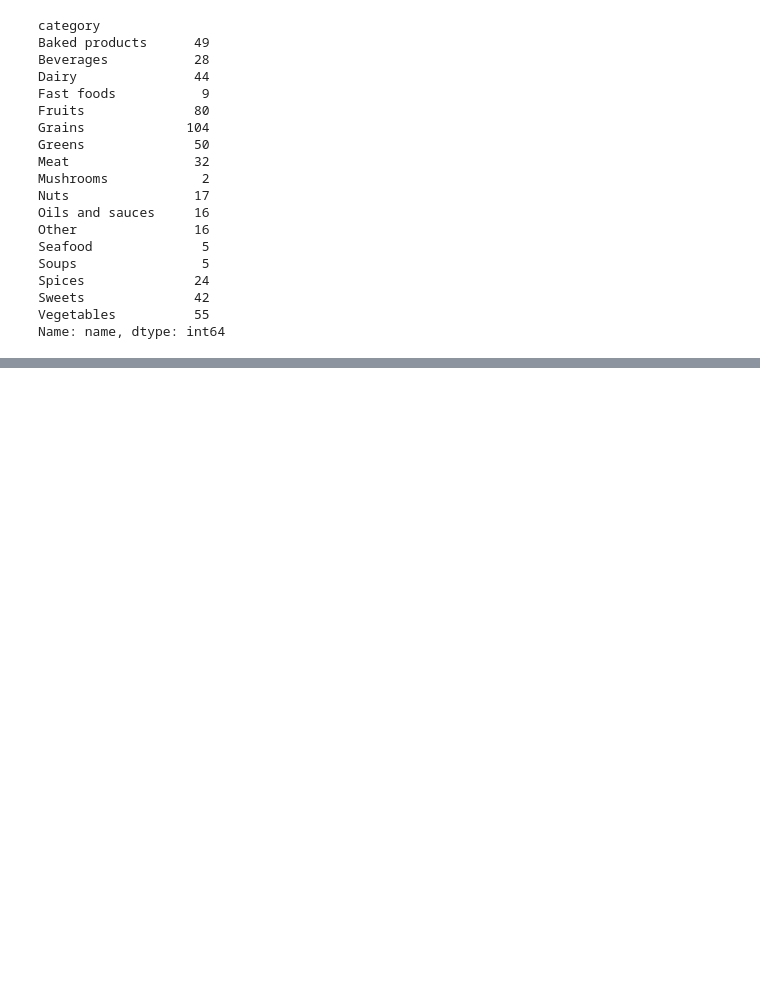
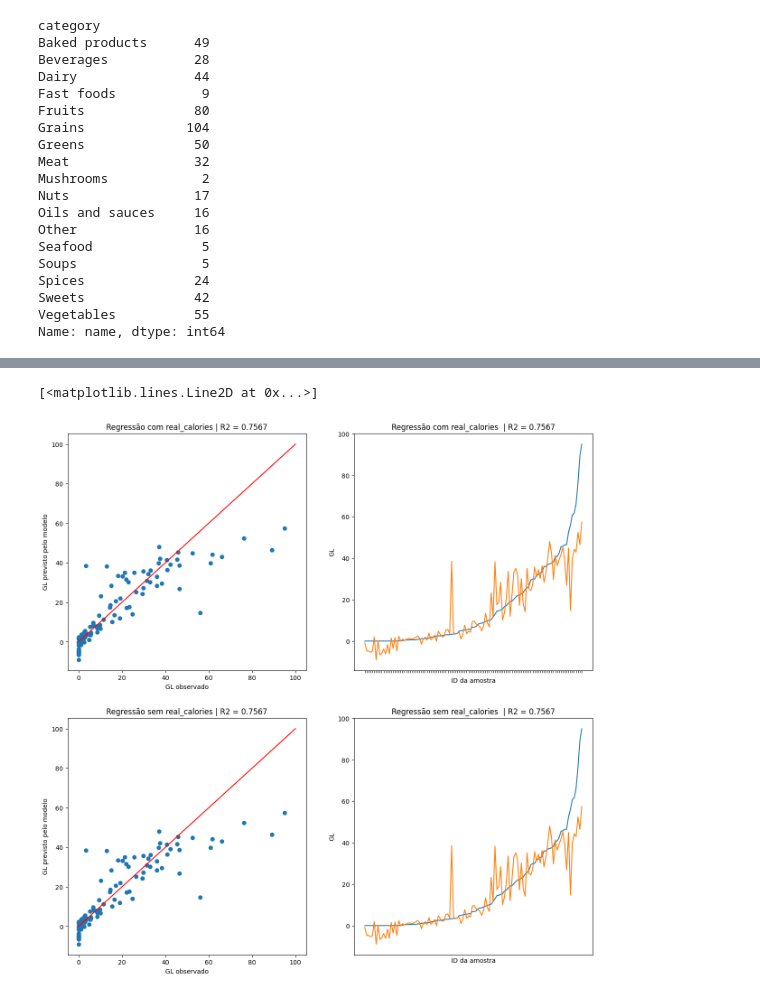
Before and after one commit to Arthur6890/tp-icd, a Jupyter notebook: models.ipynb, the cells around one changed output, grey strips where cells are left out. Cells and saved outputs as stored; diff of their text form; code cells hidden in the pictures; blank space fills up the shorter version.

```diff
--- a/models.ipynb
+++ b/models.ipynb
@@ -224,0 +263,56 @@ O relatório de regressão acima, gerado com a biblioteca statsmodels, mostra os
+# %%
+features_a = ['real_calories', 'carbs_kcal_perc', 'carbohydrates', 'protein', 'fats']
+features_b = ['carbs_kcal_perc', 'carbohydrates', 'protein', 'fats']
+resposta = 'glycemic_load'
+
+X_y_train, X_y_test, y_train, y_test = train_test_split(df, df[resposta], test_size=0.20)
+X_a_train = X_y_train[features_a].copy()
+X_b_train = X_y_train[features_b].copy()
+skf_gl = KFold(n_splits=5)
+
+ridge_a = RidgeCV(alphas=[1e-3, 1e-2, 1e-1, 1], cv=skf_gl).fit(X_a_train, y_train)
+ridge_b = RidgeCV(alphas=[1e-3, 1e-2, 1e-1, 1], cv=skf_gl).fit(X_b_train, y_train)
+
+
+X_y_test_ordenado = X_y_test.sort_values(by=resposta)
+X_a_test_ordenado = X_y_test_ordenado[features_a]
+X_b_test_ordenado = X_y_test_ordenado[features_b]
+y_test_ordenado = X_y_test_ordenado[resposta]
+
+previsoes_a = ridge_a.predict(X_a_test_ordenado)
+previsoes_b = ridge_b.predict(X_b_test_ordenado)
+
+r2_a = ridge_a.score(X_a_test_ordenado, y_test_ordenado)
+r2_b = ridge_b.score(X_b_test_ordenado, y_test_ordenado)
+
+fig, axs = plt.subplots(2, 2, figsize=(15, 15))
+x = np.linspace(0, 100)
+
+axs[0, 0].set_title(f"Regressão com real_calories | R2 = {r2_a:.4f}")
+axs[0, 0].set_xlabel("GL observado")
+axs[0, 0].set_ylabel("GL previsto pelo modelo")
+axs[0, 0].scatter(x=y_test_ordenado, y=previsoes_a)
+axs[0, 0].plot(x, x, color='r')
+
+axs[0, 1].set_title(f"Regressão com real_calories  | R2 = {r2_a:.4f}")
+axs[0, 1].set_xlabel("ID da amostra")
+axs[0, 1].set_ylabel("GL")
+axs[0, 1].set_xticklabels([])
+axs[0, 1].plot(y_test_ordenado)
+axs[0, 1].plot(previsoes_a)
+
+axs[1, 0].set_title(f"Regressão sem real_calories | R2 = {r2_b:.4f}")
+axs[1, 0].set_xlabel("GL observado")
+axs[1, 0].set_ylabel("GL previsto pelo modelo")
+axs[1, 0].scatter(x=y_test_ordenado, y=previsoes_b)
+axs[1, 0].plot(x, x, color='r')
+
+axs[1, 1].set_title(f"Regressão sem real_calories  | R2 = {r2_b:.4f}")
+axs[1, 1].set_xlabel("ID da amostra")
+axs[1, 1].set_ylabel("GL")
+axs[1, 1].set_xticks([])
+axs[1, 1].plot(y_test_ordenado)
+axs[1, 1].plot(previsoes_b)
+# %% [output]
+[<matplotlib.lines.Line2D at 0x...>]
+[figure, added]
```
Also changed, not shown: parts of 15 cells of this notebook, 1 other file.
